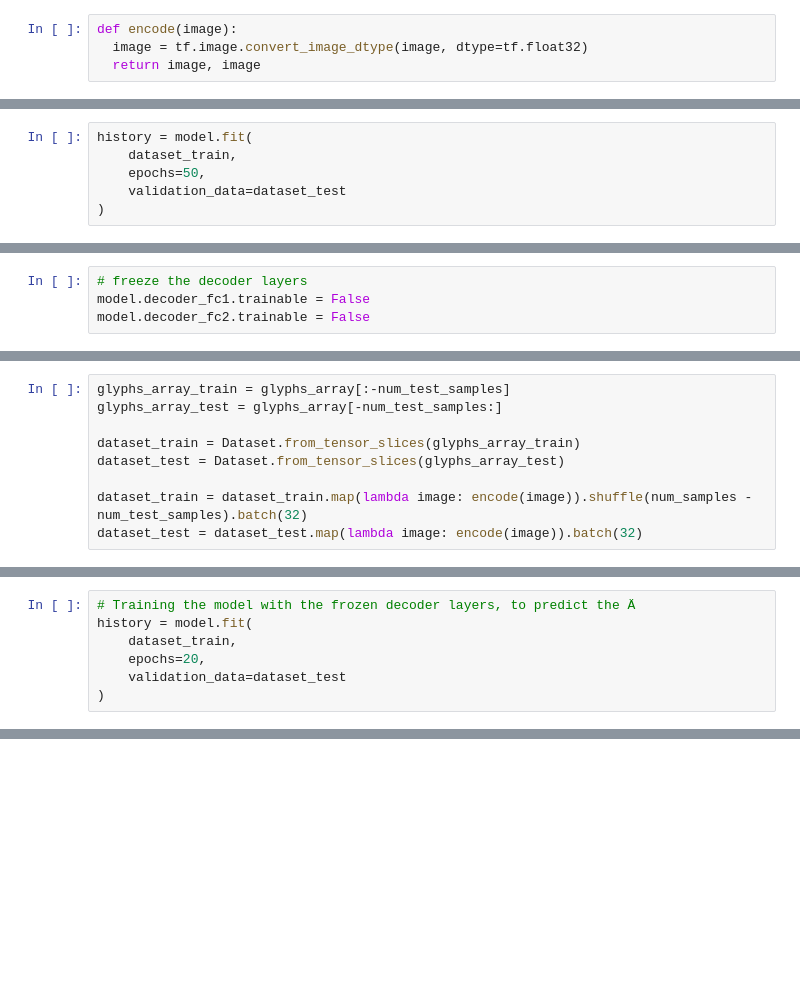
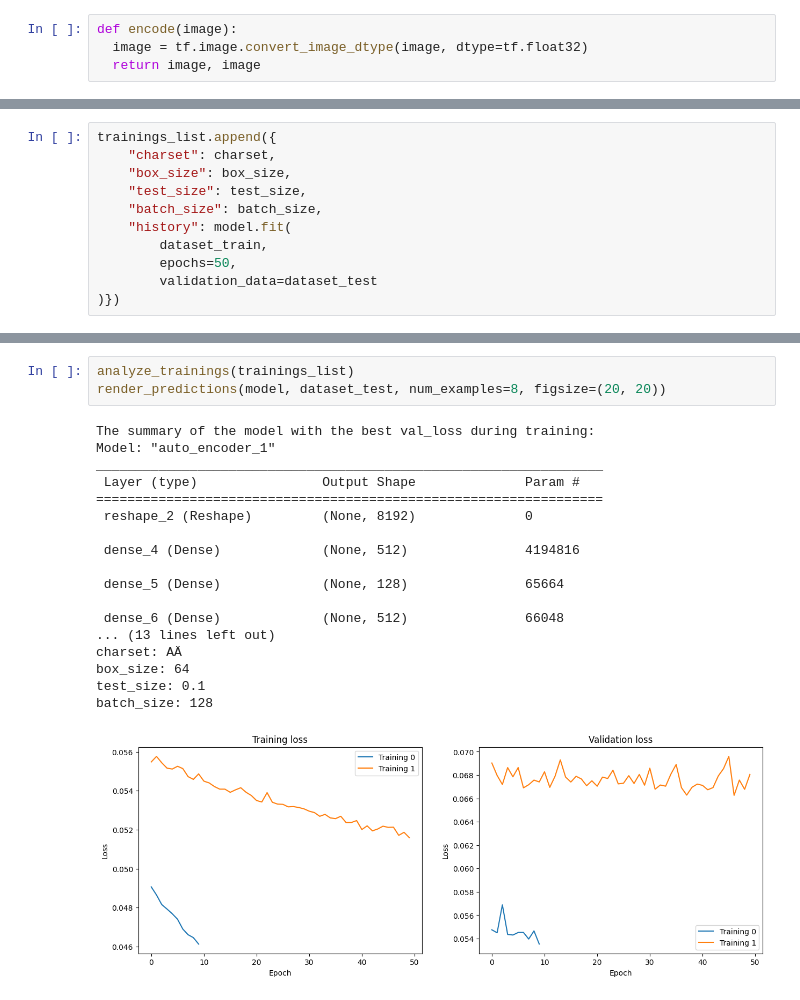
Before and after one commit to Johannes-Schall/AI_Font_Generator, a Jupyter notebook: notebooks/first_model_just_with_AÄ.ipynb, the cells around one changed output, grey strips where cells are left out. Cells and saved outputs as stored; diff of their text form; blank space fills up the shorter version.

Commit message:
Training base model with more data. New func to compare.

```diff
--- a/notebooks/first_model_just_with_AÄ.ipynb
+++ b/notebooks/first_model_just_with_AÄ.ipynb
@@ -196,9 +226,14 @@ Non-trainable params: 0
 _________________________________________________________________
 # %%
-history = model.fit(
-    dataset_train,
-    epochs=50,
-    validation_data=dataset_test
-)
+trainings_list.append({
+    "charset": charset,
+    "box_size": box_size,
+    "test_size": test_size,
+    "batch_size": batch_size,
+    "history": model.fit(
+        dataset_train,
+        epochs=50,
+        validation_data=dataset_test
+)})
 # %% [output]
 Epoch 1/50
@@ -225,4 +255,0 @@ render_predictions()
-# %%
-# freeze the decoder layers
-model.decoder_fc1.trainable = False
-model.decoder_fc2.trainable = False
@@ -243,9 +255,0 @@ def encode(image):
-# %%
-glyphs_array_train = glyphs_array[:-num_test_samples]
-glyphs_array_test = glyphs_array[-num_test_samples:]
-
-dataset_train = Dataset.from_tensor_slices(glyphs_array_train)
-dataset_test = Dataset.from_tensor_slices(glyphs_array_test)
-
-dataset_train = dataset_train.map(lambda image: encode(image)).shuffle(num_samples - num_test_samples).batch(32)
-dataset_test = dataset_test.map(lambda image: encode(image)).batch(32)
@@ -256,7 +255,0 @@ render_predictions()
-# %%
-# Training the model with the frozen decoder layers, to predict the Ä
-history = model.fit(
-    dataset_train,
-    epochs=20,
-    validation_data=dataset_test
-)
@@ -284,0 +256,22 @@ render_predictions()
+# %%
+analyze_trainings(trainings_list)
+render_predictions(model, dataset_test, num_examples=8, figsize=(20, 20))
+# %% [output]
+The summary of the model with the best val_loss during training:
+Model: "auto_encoder_1"
+_________________________________________________________________
+ Layer (type)                Output Shape              Param #
+=================================================================
+ reshape_2 (Reshape)         (None, 8192)              0
+
+ dense_4 (Dense)             (None, 512)               4194816
+
+ dense_5 (Dense)             (None, 128)               65664
+
+ dense_6 (Dense)             (None, 512)               66048
+... (13 lines left out)
+charset: AÄ
+box_size: 64
+test_size: 0.1
+batch_size: 128
+[figure, added]
```
Also changed, not shown: parts of 24 cells of this notebook.
